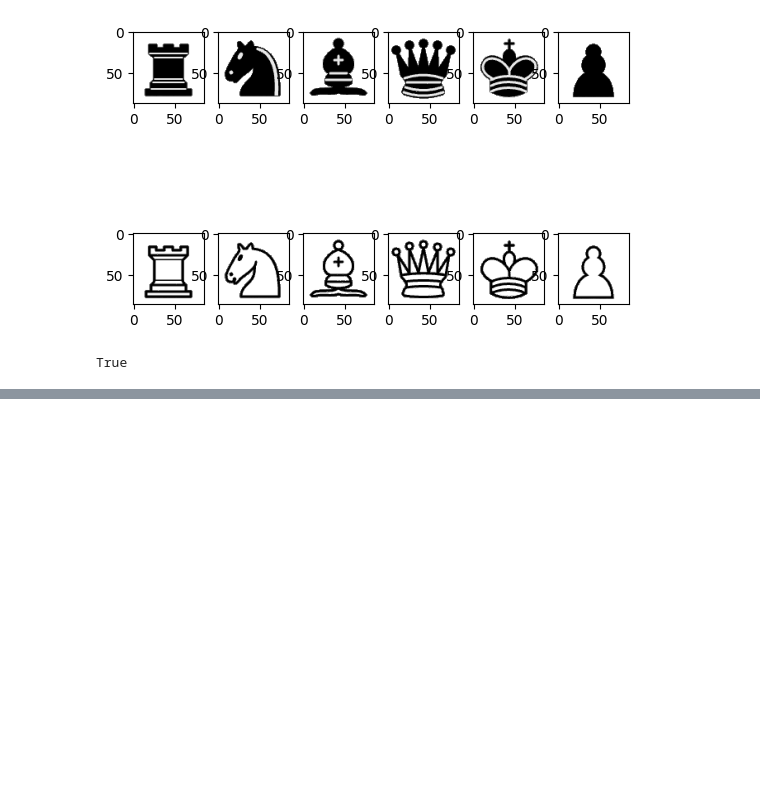
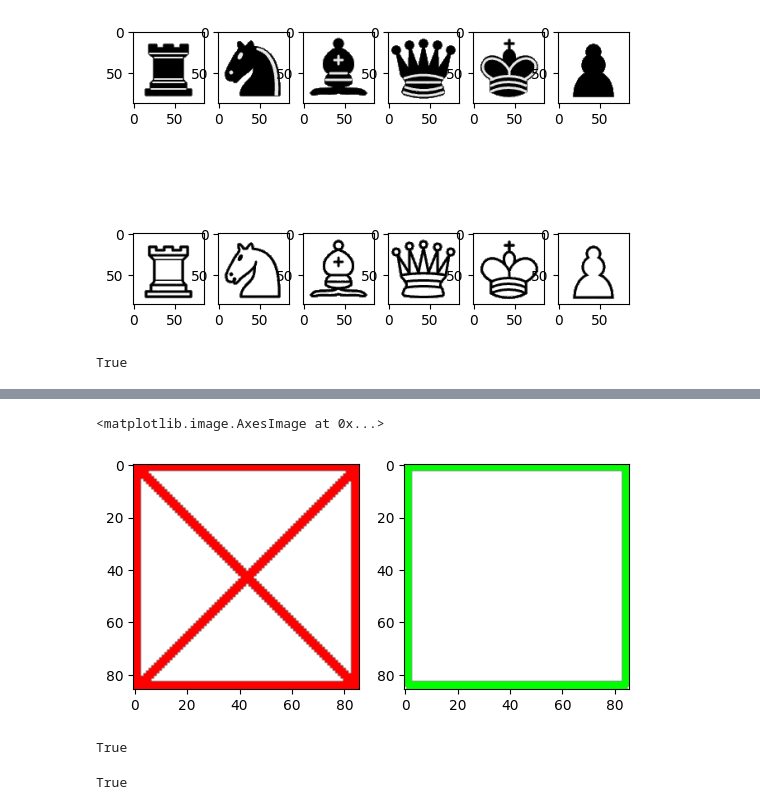
Before and after one commit to thepaulm/chessmess, a Jupyter notebook: pieces_notebook/Pieces.ipynb, the cells around one changed output, grey strips where cells are left out. Cells and saved outputs as stored; diff of their text form; code cells hidden in the pictures; blank space fills up the shorter version.

Commit message:
annotation images

```diff
--- a/pieces_notebook/Pieces.ipynb
+++ b/pieces_notebook/Pieces.ipynb
@@ -222,0 +237,4 @@ True
+# %%
+annotation_bad = np.zeros(them[0].shape, np.uint8)
+# %%
+annotation_good = np.zeros(them[0].shape, np.uint8)
@@ -222,0 +249,15 @@ True
+# %%
+fig, axs = plt.subplots(1, 2)
+axs[0].imshow(annotation_bad)
+axs[1].imshow(annotation_good)
+# %% [output]
+<matplotlib.image.AxesImage at 0x...>
+[figure, added]
+# %%
+cv2.imwrite('annotation_bad.png', annotation_bad)
+# %% [output]
+True
+# %%
+cv2.imwrite('annotation_good.png', annotation_good)
+# %% [output]
+True
```
Also changed, not shown: parts of 6 cells of this notebook, 3 other files.
